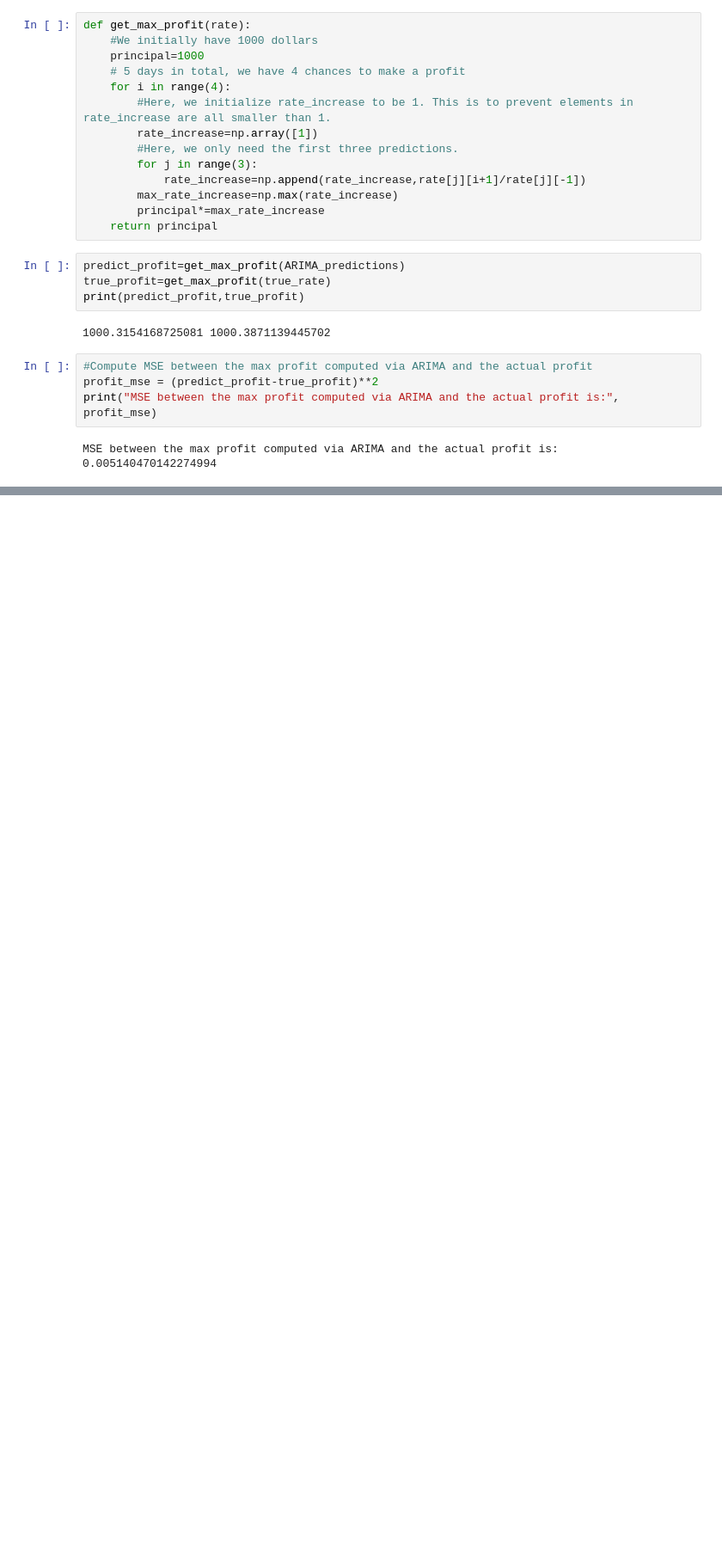
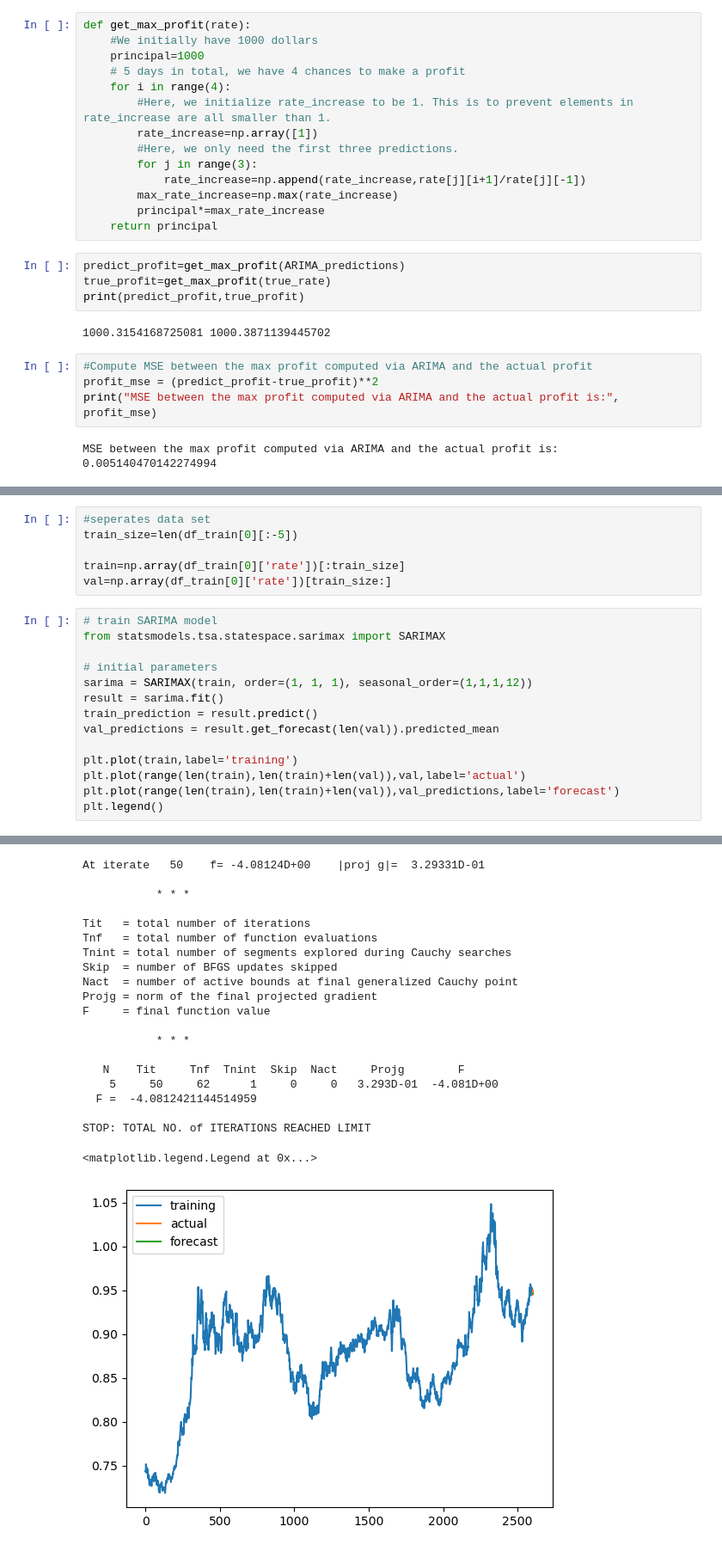
Before and after one commit to zhengyuntao123/MLSP_Currency-Exchange-Prediction, a Jupyter notebook: Currency Exchange Prediction.ipynb, the cells around one changed output, grey strips where cells are left out. Shown at 86% size. Cells and saved outputs as stored; diff of their text form; blank space fills up the shorter version.

```diff
--- a/Currency Exchange Prediction.ipynb
+++ b/Currency Exchange Prediction.ipynb
@@ -828,0 +637,21 @@ MSE between the max profit computed via ARIMA and the actual profit is: 0.005140
+# %%
+#seperates data set
+train_size=len(df_train[0][:-5])
+
+train=np.array(df_train[0]['rate'])[:train_size]
+val=np.array(df_train[0]['rate'])[train_size:]
+# %%
+# train SARIMA model
+from statsmodels.tsa.statespace.sarimax import SARIMAX
+
+# initial parameters
+sarima = SARIMAX(train, order=(1, 1, 1), seasonal_order=(1,1,1,12))
+result = sarima.fit()
+train_prediction = result.predict()
+val_predictions = result.get_forecast(len(val)).predicted_mean
+
+plt.plot(train,label='training')
+plt.plot(range(len(train),len(train)+len(val)),val,label='actual')
+plt.plot(range(len(train),len(train)+len(val)),val_predictions,label='forecast')
+plt.legend()
+# %% [output]
@@ -828,0 +686,21 @@ MSE between the max profit computed via ARIMA and the actual profit is: 0.005140
+At iterate   50    f= -4.08124D+00    |proj g|=  3.29331D-01
+
+           * * *
+
+Tit   = total number of iterations
+Tnf   = total number of function evaluations
+Tnint = total number of segments explored during Cauchy searches
+Skip  = number of BFGS updates skipped
+Nact  = number of active bounds at final generalized Cauchy point
+Projg = norm of the final projected gradient
+F     = final function value
+
+           * * *
+
+   N    Tit     Tnf  Tnint  Skip  Nact     Projg        F
+    5     50     62      1     0     0   3.293D-01  -4.081D+00
+  F =  -4.0812421144514959
+
+STOP: TOTAL NO. of ITERATIONS REACHED LIMIT
+<matplotlib.legend.Legend at 0x...>
+[figure, added]
```
Also changed, not shown: parts of 26 cells of this notebook.
